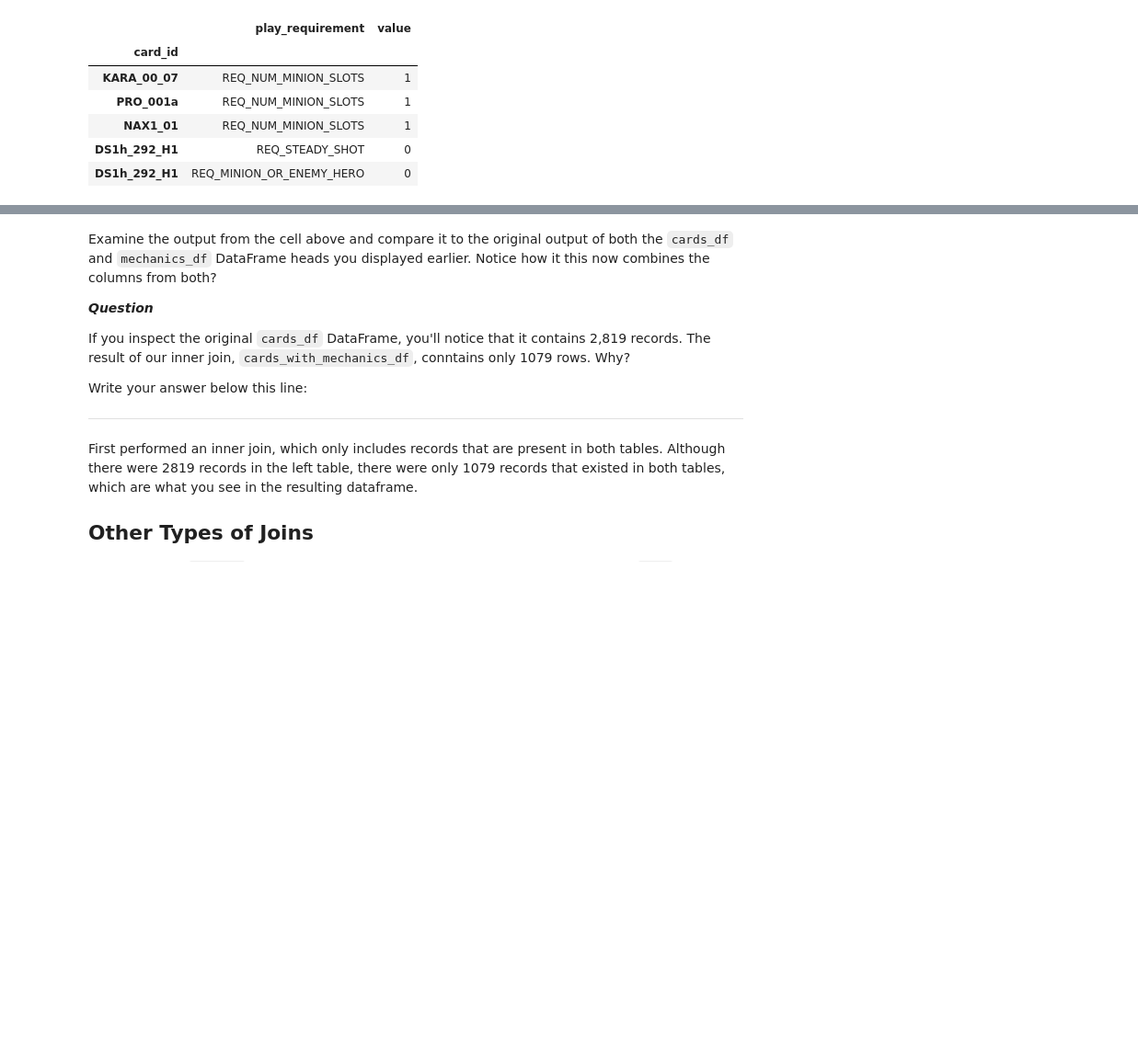
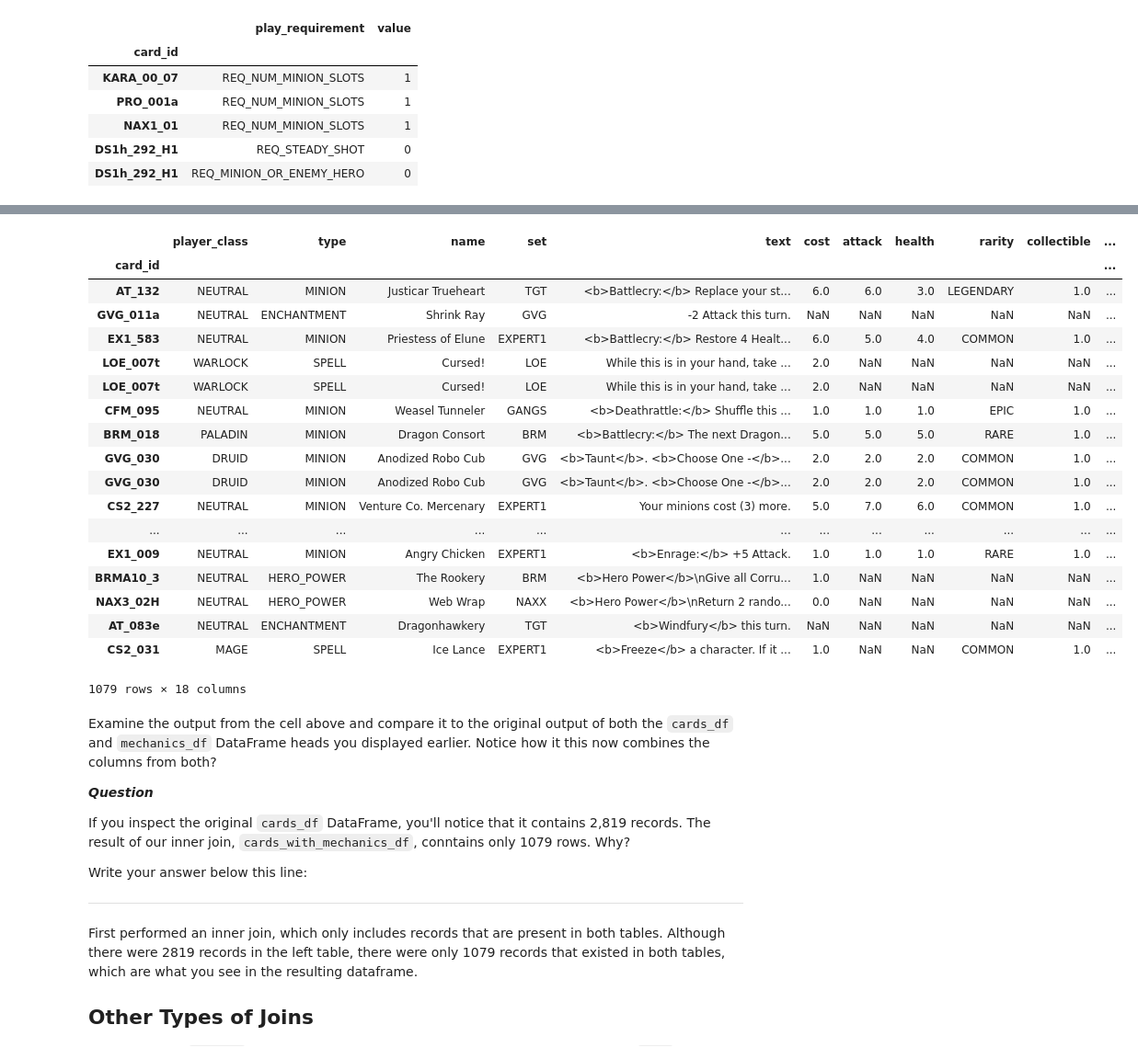
Before and after one commit to kathrinv/dsc-combining-dataframes-pandas-lab-nyc-ds-082619, a Jupyter notebook: index.ipynb, the cells around one changed output, grey strips where cells are left out. Shown at 92% size. Saved outputs shown, nothing was run; the diff lists cells and outputs as text; code cells hidden in the pictures; blank space fills up the shorter version.

```diff
--- a/index.ipynb
+++ b/index.ipynb
@@ -207,8 +207,30 @@ Pass in the following parameters:
 * the table you want to join with, `mechanics_df`
 * The `how` parameter set to the type of join you want, `'inner'`
 # %%
-cards_with_mechanics_df = cards_df.join(mechanics_df, ho)
+cards_with_mechanics_df = cards_df.join(mechanics_df, on='card_id', how='inner')
+print(cards)
+
 cards_with_mechanics_df
+# %% [output]
+|  | player_class | type | name | set | text | cost | attack | health | rarity | collectible | ... |
+| card_id |  |  |  |  |  |  |  |  |  |  | ... |
+| AT_132 | NEUTRAL | MINION | Justicar Trueheart | TGT | <b>Battlecry:</b> Replace your st... | 6.0 | 6.0 | 3.0 | LEGENDARY | 1.0 | ... |
+| GVG_011a | NEUTRAL | ENCHANTMENT | Shrink Ray | GVG | -2 Attack this turn. | NaN | NaN | NaN | NaN | NaN | ... |
+| EX1_583 | NEUTRAL | MINION | Priestess of Elune | EXPERT1 | <b>Battlecry:</b> Restore 4 Healt... | 6.0 | 5.0 | 4.0 | COMMON | 1.0 | ... |
+| LOE_007t | WARLOCK | SPELL | Cursed! | LOE | While this is in your hand, take ... | 2.0 | NaN | NaN | NaN | NaN | ... |
+| LOE_007t | WARLOCK | SPELL | Cursed! | LOE | While this is in your hand, take ... | 2.0 | NaN | NaN | NaN | NaN | ... |
+| CFM_095 | NEUTRAL | MINION | Weasel Tunneler | GANGS | <b>Deathrattle:</b> Shuffle this ... | 1.0 | 1.0 | 1.0 | EPIC | 1.0 | ... |
+| BRM_018 | PALADIN | MINION | Dragon Consort | BRM | <b>Battlecry:</b> The next Dragon... | 5.0 | 5.0 | 5.0 | RARE | 1.0 | ... |
+| GVG_030 | DRUID | MINION | Anodized Robo Cub | GVG | <b>Taunt</b>. <b>Choose One -</b>... | 2.0 | 2.0 | 2.0 | COMMON | 1.0 | ... |
+| GVG_030 | DRUID | MINION | Anodized Robo Cub | GVG | <b>Taunt</b>. <b>Choose One -</b>... | 2.0 | 2.0 | 2.0 | COMMON | 1.0 | ... |
+| CS2_227 | NEUTRAL | MINION | Venture Co. Mercenary | EXPERT1 | Your minions cost (3) more. | 5.0 | 7.0 | 6.0 | COMMON | 1.0 | ... |
+| ... | ... | ... | ... | ... | ... | ... | ... | ... | ... | ... | ... |
+| EX1_009 | NEUTRAL | MINION | Angry Chicken | EXPERT1 | <b>Enrage:</b> +5 Attack. | 1.0 | 1.0 | 1.0 | RARE | 1.0 | ... |
+| BRMA10_3 | NEUTRAL | HERO_POWER | The Rookery | BRM | <b>Hero Power</b>\nGive all Corru... | 1.0 | NaN | NaN | NaN | NaN | ... |
+| NAX3_02H | NEUTRAL | HERO_POWER | Web Wrap | NAXX | <b>Hero Power</b>\nReturn 2 rando... | 0.0 | NaN | NaN | NaN | NaN | ... |
+| AT_083e | NEUTRAL | ENCHANTMENT | Dragonhawkery | TGT | <b>Windfury</b> this turn. | NaN | NaN | NaN | NaN | NaN | ... |
+| CS2_031 | MAGE | SPELL | Ice Lance | EXPERT1 | <b>Freeze</b> a character. If it ... | 1.0 | NaN | NaN | COMMON | 1.0 | ... |
+1079 rows × 18 columns
 # %% [markdown]
 Examine the output from the cell above and compare it to the original output of both the `cards_df` and `mechanics_df` DataFrame heads you displayed earlier.  Notice how it this now combines the columns from both?
 
```
